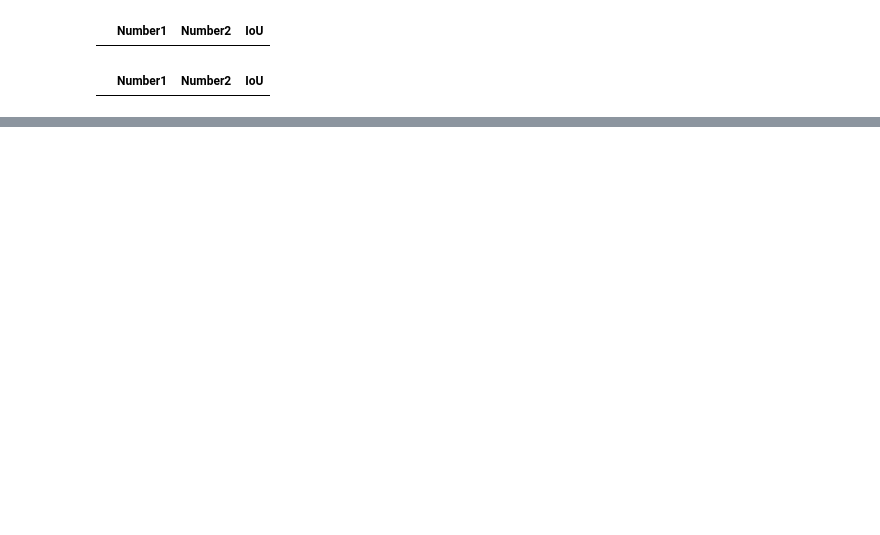
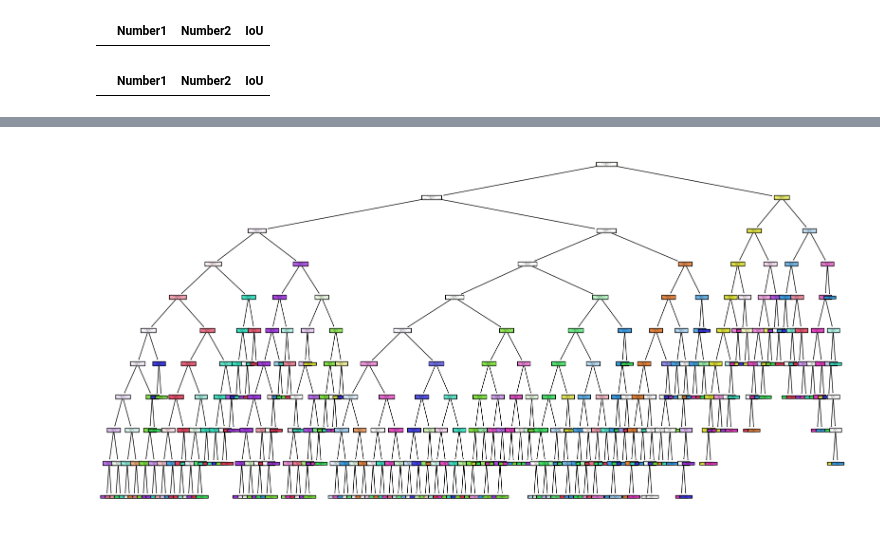
Before and after one commit to miguel-kjh/ExAI, a Jupyter notebook: mnist.ipynb, the cells around one changed output, grey strips where cells are left out. Cells and saved outputs as stored; diff of their text form; code cells hidden in the pictures; blank space fills up the shorter version.

```diff
--- a/mnist.ipynb
+++ b/mnist.ipynb
@@ -392,0 +488,28 @@ plot_tsne(df_layer3, 'Layer 3')
+# %%
+def train_decision_tree(X, y, test_size=0.3, max_depth=3):
+    # Dividir los datos en conjuntos de entrenamiento y prueba
+    X_train, X_test, y_train, y_test = train_test_split(X, y, test_size=test_size)
+
+    # Entrenar el modelo
+    model = DecisionTreeClassifier(max_depth=max_depth)
+    model.fit(X_train, y_train)
+
+    # Evaluar el modelo en el conjunto de prueba
+    y_pred = model.predict(X_test)
+    report = classification_report(y_test, y_pred)
+
+    return model, report
+
+def visualize_decision_tree(model, feature_names, class_names):
+
+    plt.figure(figsize=(20,10))
+    plot_tree(model, filled=True, feature_names=feature_names, class_names=class_names)
+    # save tree
+    plt.savefig('tree.png')
+    plt.show()
+# %%
+X = df_layer1.drop(columns=['Number'])
+y = df_layer1['Number']
+
+model, report = train_decision_tree(X, y, max_depth=10)
+print(report)
@@ -392,0 +533,4 @@ plot_tsne(df_layer3, 'Layer 3')
+# %%
+visualize_decision_tree(model, X.columns, [str(i) for i in range(10)])
+# %% [output]
+[figure, added]
```
Also changed, not shown: parts of 22 cells of this notebook, 1 other file.
